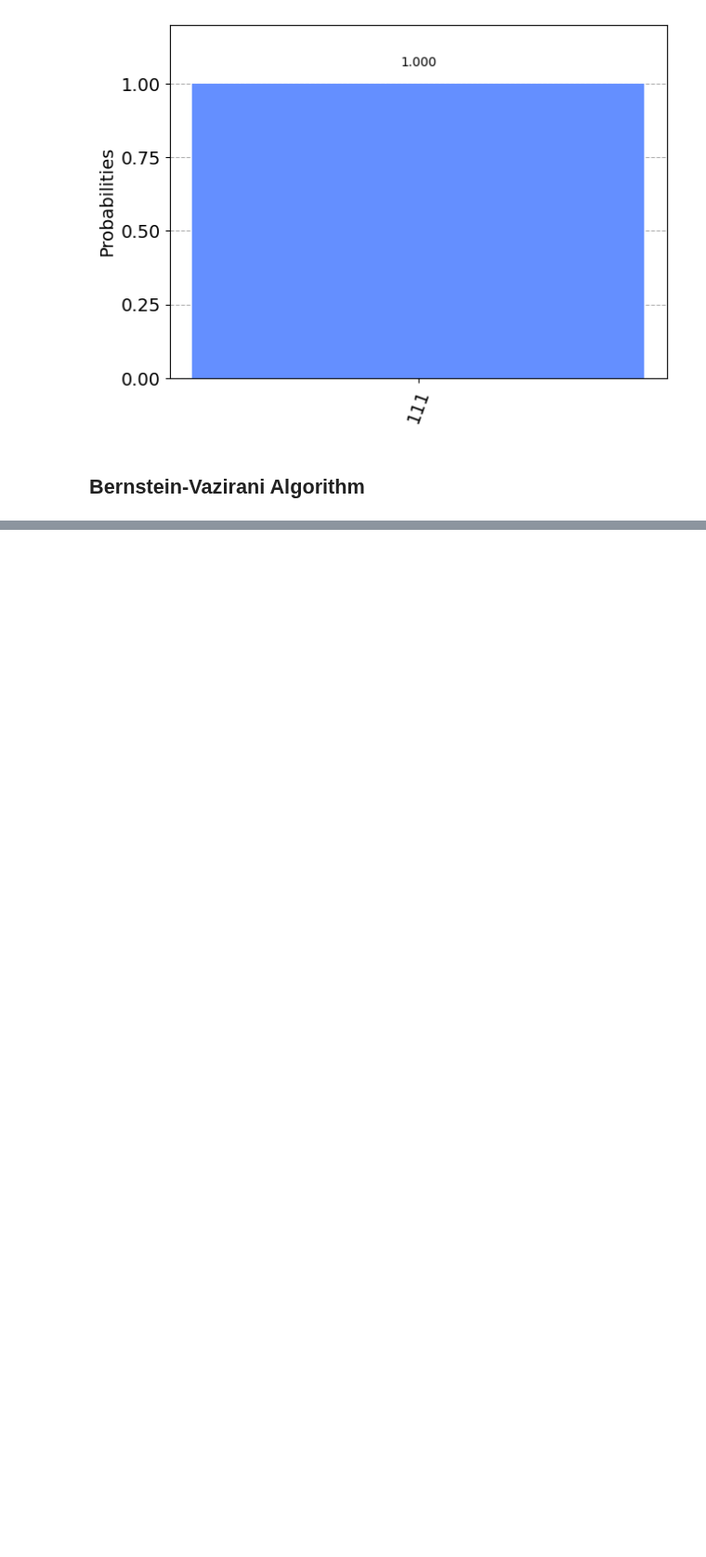
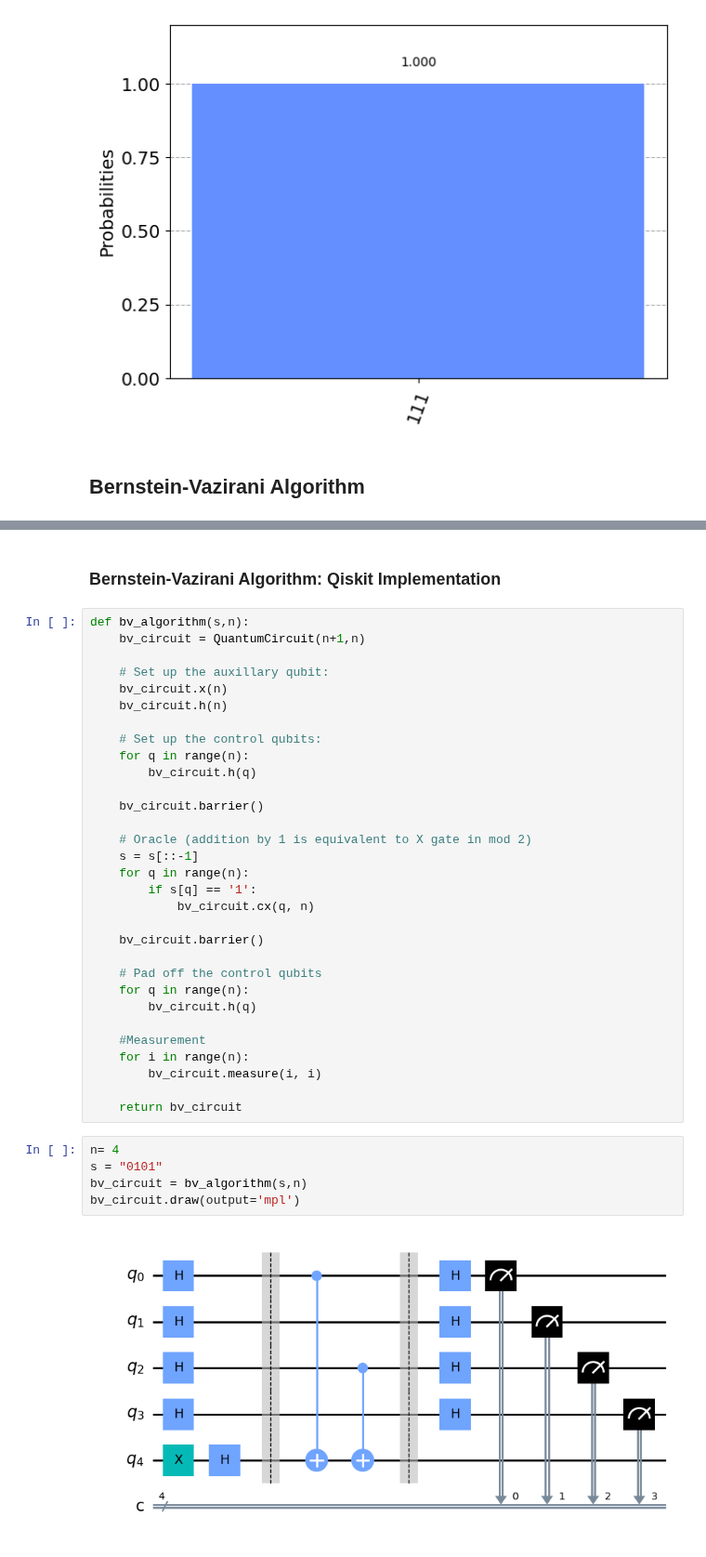
Before and after one commit to sinan-oral/q-notes, a Jupyter notebook: q-algorithms.ipynb, the cells around one changed output, grey strips where cells are left out. Shown at 93% size. Saved outputs shown, nothing was run; the diff lists cells and outputs as text; blank space fills up the shorter version.

```diff
--- a/q-algorithms.ipynb
+++ b/q-algorithms.ipynb
@@ -136,0 +158,40 @@ plot_histogram(answer)
+# %% [markdown]
+### Bernstein-Vazirani Algorithm: Qiskit Implementation
+# %%
+def bv_algorithm(s,n):
+    bv_circuit = QuantumCircuit(n+1,n)
+
+    # Set up the auxillary qubit:
+    bv_circuit.x(n)
+    bv_circuit.h(n)
+
+    # Set up the control qubits:
+    for q in range(n):
+        bv_circuit.h(q)
+
+    bv_circuit.barrier()
+
+    # Oracle (addition by 1 is equivalent to X gate in mod 2)
+    s = s[::-1]
+    for q in range(n):
+        if s[q] == '1':
+            bv_circuit.cx(q, n)
+
+    bv_circuit.barrier()
+
+    # Pad off the control qubits
+    for q in range(n):
+        bv_circuit.h(q)
+
+    #Measurement
+    for i in range(n):
+        bv_circuit.measure(i, i)
+
+    return bv_circuit
+# %%
+n= 4
+s = "0101"
+bv_circuit = bv_algorithm(s,n)
+bv_circuit.draw(output='mpl')
+# %% [output]
+[figure, added]
```
Also changed, not shown: parts of 14 cells of this notebook.
